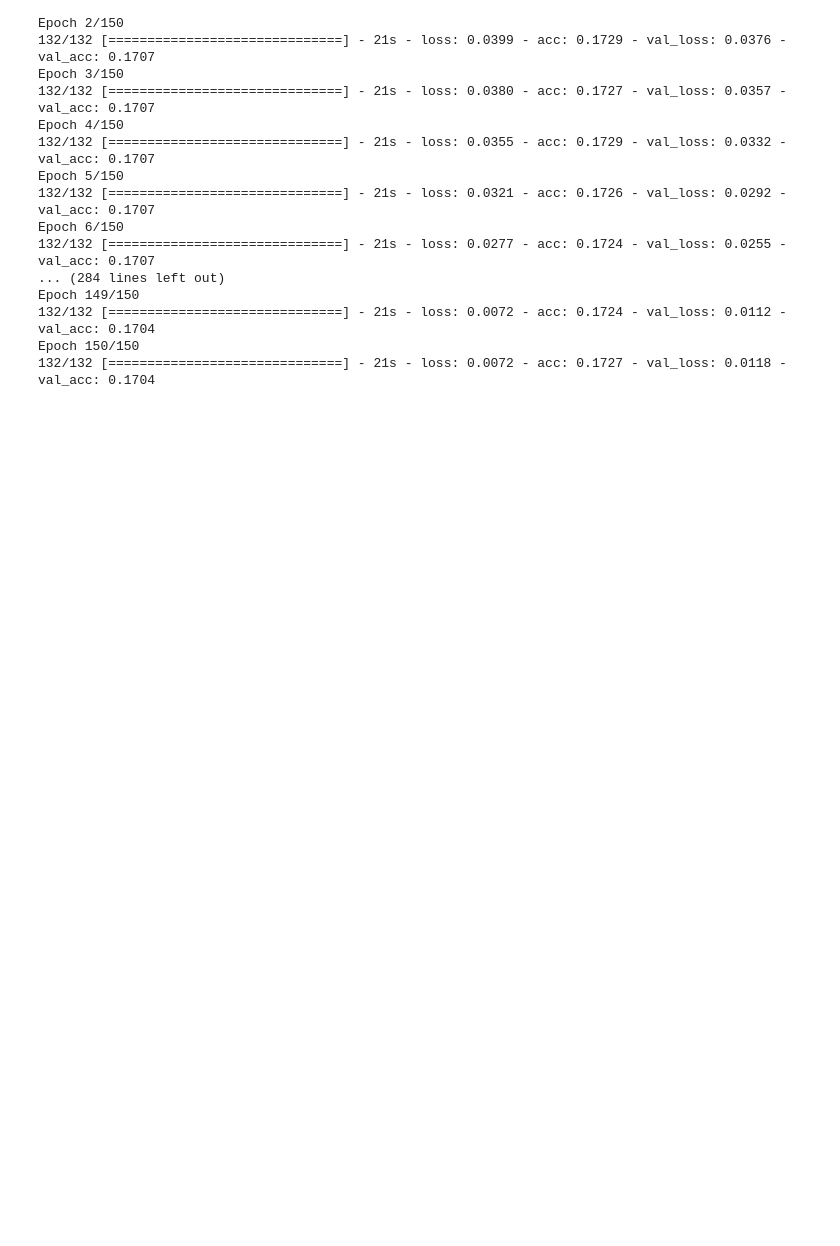
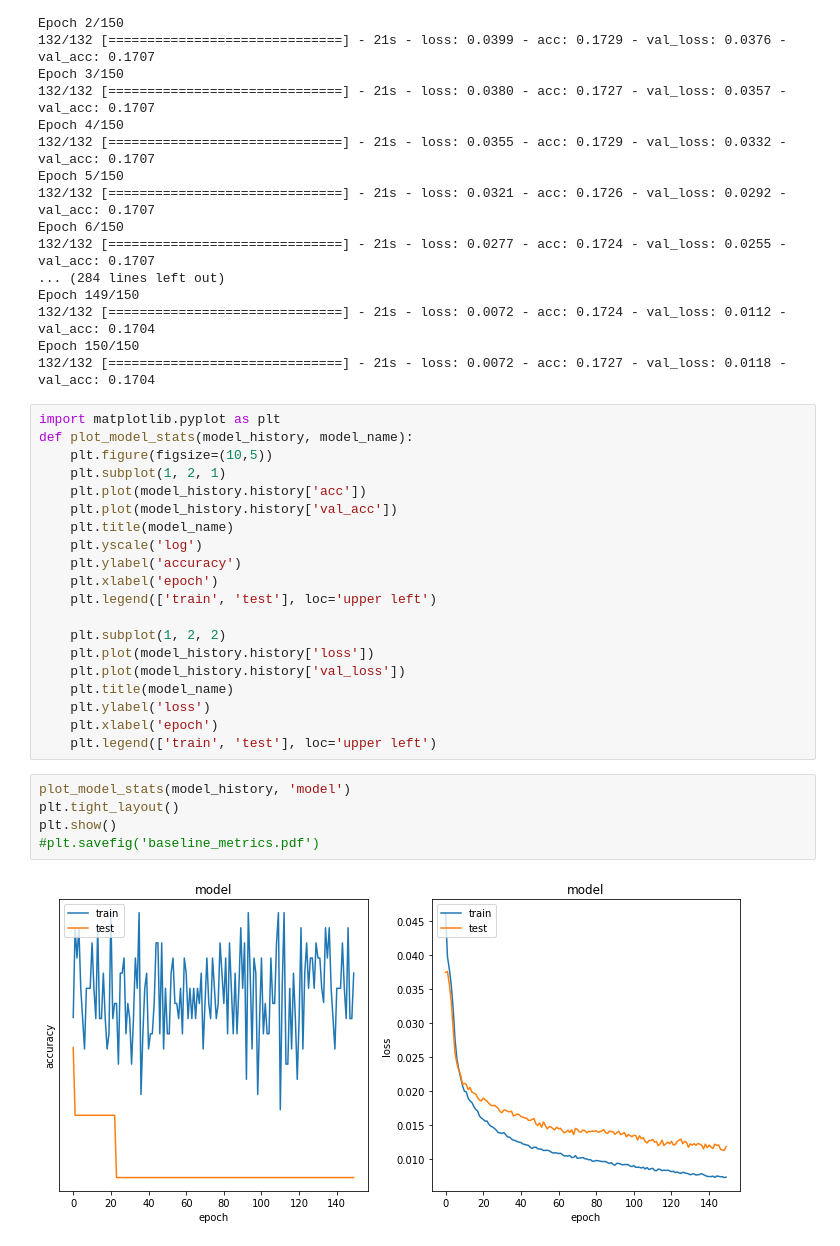
Before and after one commit to wengyao04/CarND-Behavioral-Cloning-P3, a Jupyter notebook: behavior_cloning.ipynb, the cells around one changed output. Cells and saved outputs as stored; diff of their text form; blank space fills up the shorter version.

```diff
--- a/behavior_cloning.ipynb
+++ b/behavior_cloning.ipynb
@@ -132,3 +132,30 @@ Epoch 149/150
 132/132 [==============================] - 21s - loss: 0.0072 - acc: 0.1724 - val_loss: 0.0112 - val_acc: 0.1704
 Epoch 150/150
 132/132 [==============================] - 21s - loss: 0.0072 - acc: 0.1727 - val_loss: 0.0118 - val_acc: 0.1704
+# %%
+import matplotlib.pyplot as plt
+def plot_model_stats(model_history, model_name):
+    plt.figure(figsize=(10,5))
+    plt.subplot(1, 2, 1)
+    plt.plot(model_history.history['acc'])
+    plt.plot(model_history.history['val_acc'])
+    plt.title(model_name)
+    plt.yscale('log')
+    plt.ylabel('accuracy')
+    plt.xlabel('epoch')
+    plt.legend(['train', 'test'], loc='upper left')
+
+    plt.subplot(1, 2, 2)
+    plt.plot(model_history.history['loss'])
+    plt.plot(model_history.history['val_loss'])
+    plt.title(model_name)
+    plt.ylabel('loss')
+    plt.xlabel('epoch')
+    plt.legend(['train', 'test'], loc='upper left')
+# %%
+plot_model_stats(model_history, 'model')
+plt.tight_layout()
+plt.show()
+#plt.savefig('baseline_metrics.pdf')
+# %% [output]
+[figure, added]
```
Also changed, not shown: parts of 1 cell of this notebook, 2 other files.
